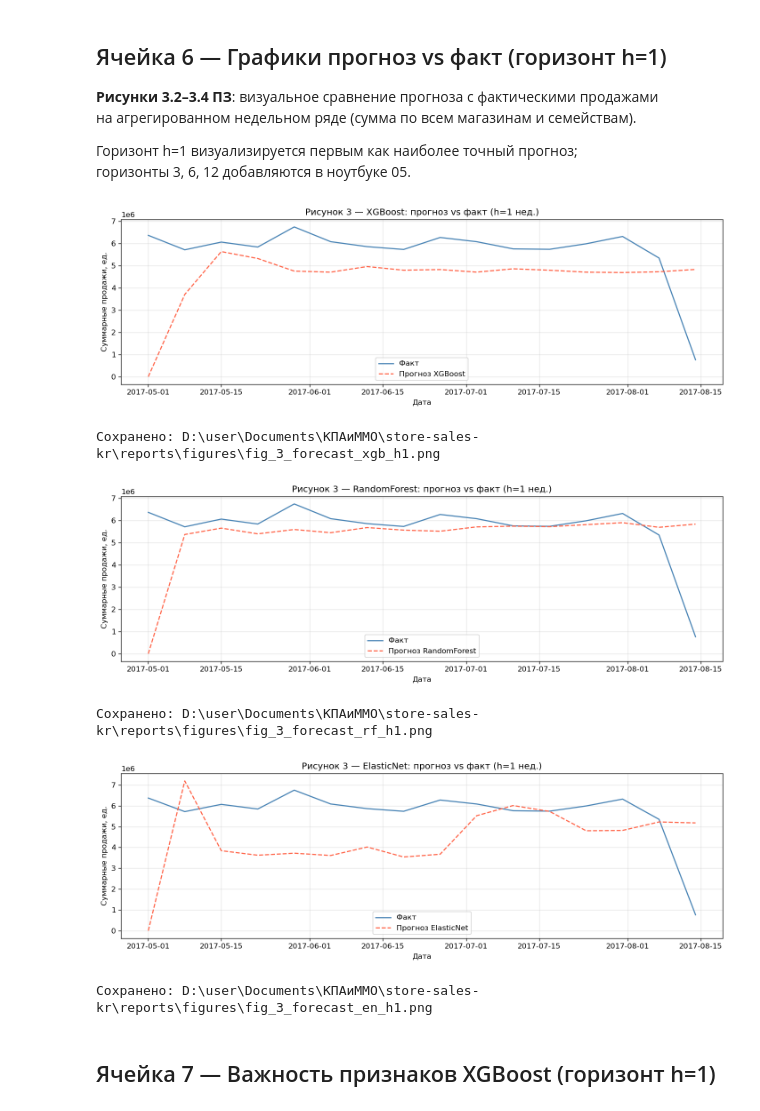
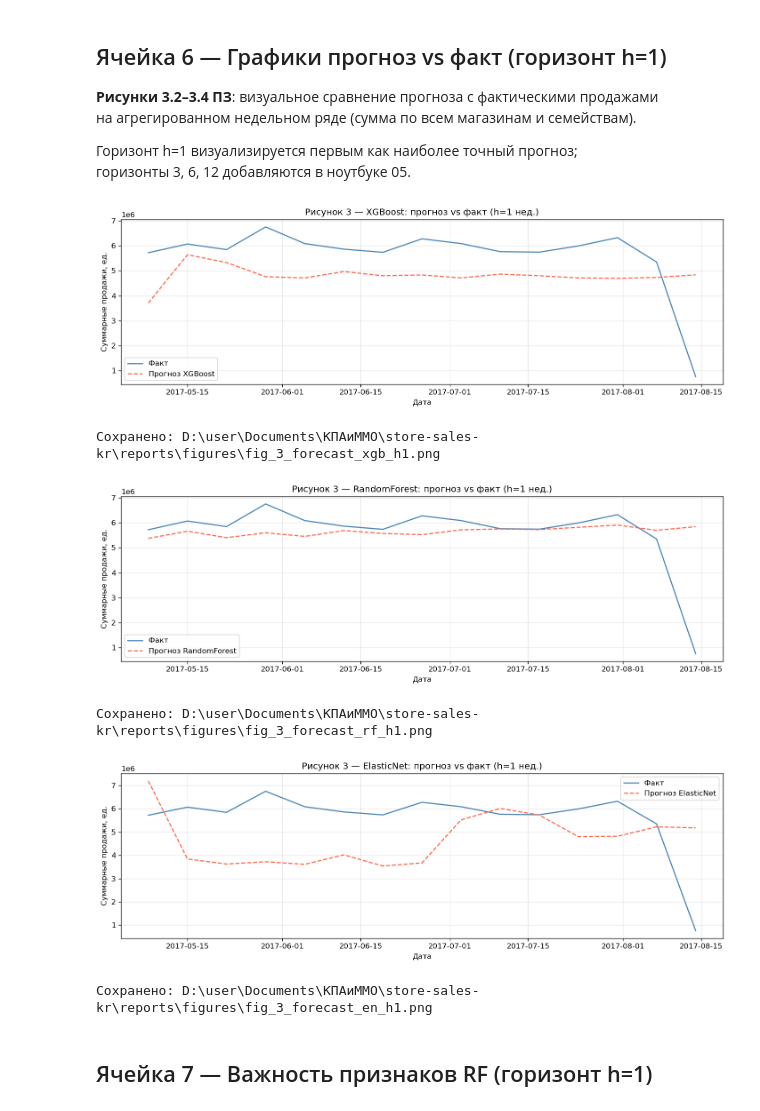
Before and after one commit to Reddetk/store-sales-kr, a Jupyter notebook: notebooks/03a_ml_xgboost_rf_elasticnet.ipynb, the cells around one changed output. Drawn from its saved outputs; the diff is of its cells as text; code cells hidden in the pictures.

```diff
--- a/notebooks/03a_ml_xgboost_rf_elasticnet.ipynb
+++ b/notebooks/03a_ml_xgboost_rf_elasticnet.ipynb
@@ -655,10 +655,17 @@ def plot_forecast_vs_actual(
     y_pred   = np.expm1(np.clip(pred_log, -1e6, 20))
 
     agg = (
-        pd.DataFrame({"date": test_h[DATE_COL].values,
-                      "actual": y_true, "pred": y_pred})
-        .groupby("date").sum().reset_index()
+        pd.DataFrame({
+            "date": test_h[DATE_COL].values,
+            "actual": y_true,
+            "pred": y_pred
+        })
+        .groupby("date").sum()
+        .reset_index()
     )
+
+    # убрать первую дату как переходную
+    agg = agg.iloc[1:].reset_index(drop=True)
 
     fig, ax = plt.subplots(figsize=(12, 4))
     ax.plot(agg["date"], agg["actual"], label="Факт",
@@ -669,37 +676,37 @@ def plot_forecast_vs_actual(
     ax.set_xlabel("Дата")
     ax.set_ylabel("Суммарные продажи, ед.")
     ax.legend()
     ax.grid(alpha=0.3)
     plt.tight_layout()
     plt.savefig(fig_path, dpi=120)
     plt.show()
     print(f"Сохранено: {fig_path}")
 
 
 h1 = 1
 plot_forecast_vs_actual(
     df_all, models_xgb, scaler, FEATURE_COLS, h1, "XGBoost",
     FIGURES / "fig_3_forecast_xgb_h1.png",
     use_scaling=False,
 )
 plot_forecast_vs_actual(
     df_all, models_rf, scaler, FEATURE_COLS, h1, "RandomForest",
     FIGURES / "fig_3_forecast_rf_h1.png",
     use_scaling=False,
 )
 plot_forecast_vs_actual(
     df_all, models_en, scalers_en[h1], FEATURE_COLS, h1, "ElasticNet",
     FIGURES / "fig_3_forecast_en_h1.png",
     use_scaling=True,
     log_cols=LOG_COLS_EN,
 )
 # %% [output]
-[figure, old version]
+[figure, new version]
 Сохранено: D:\user\Documents\КПАиММО\store-sales-kr\reports\figures\fig_3_forecast_xgb_h1.png
-[figure, old version]
+[figure, new version]
 Сохранено: D:\user\Documents\КПАиММО\store-sales-kr\reports\figures\fig_3_forecast_rf_h1.png
-[figure, old version]
+[figure, new version]
 Сохранено: D:\user\Documents\КПАиММО\store-sales-kr\reports\figures\fig_3_forecast_en_h1.png
 # %% [markdown]
-## Ячейка 7 — Важность признаков XGBoost (горизонт h=1)
+## Ячейка 7 — Важность признаков RF (горизонт h=1)
 # %%
```
Also changed, not shown: parts of 4 cells of this notebook, 6 other files.
